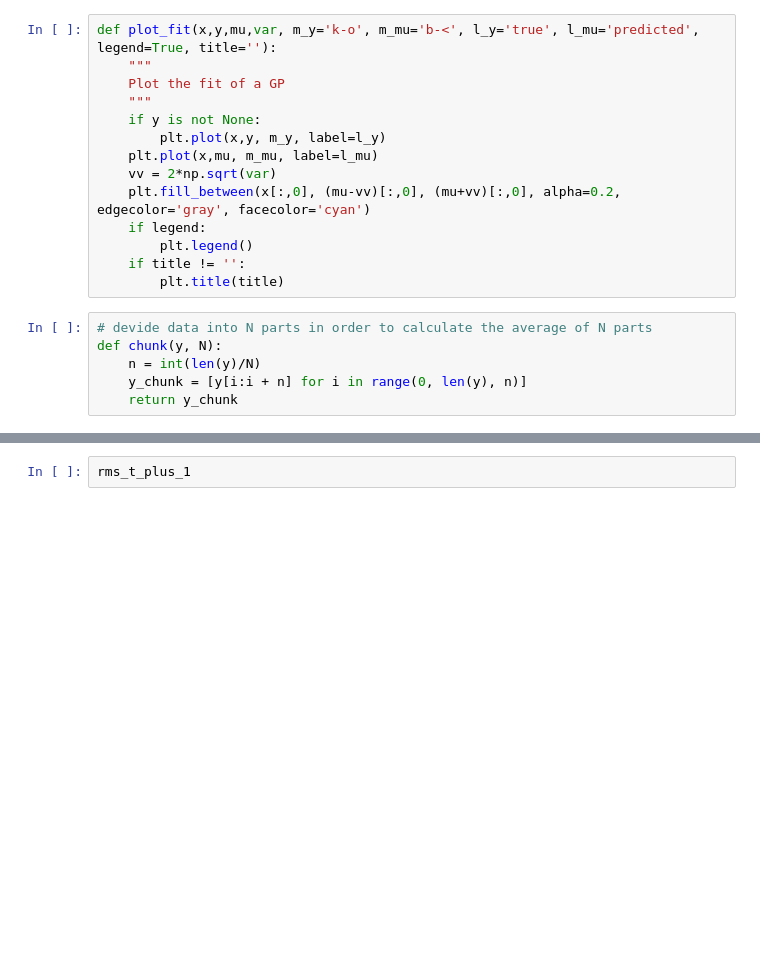
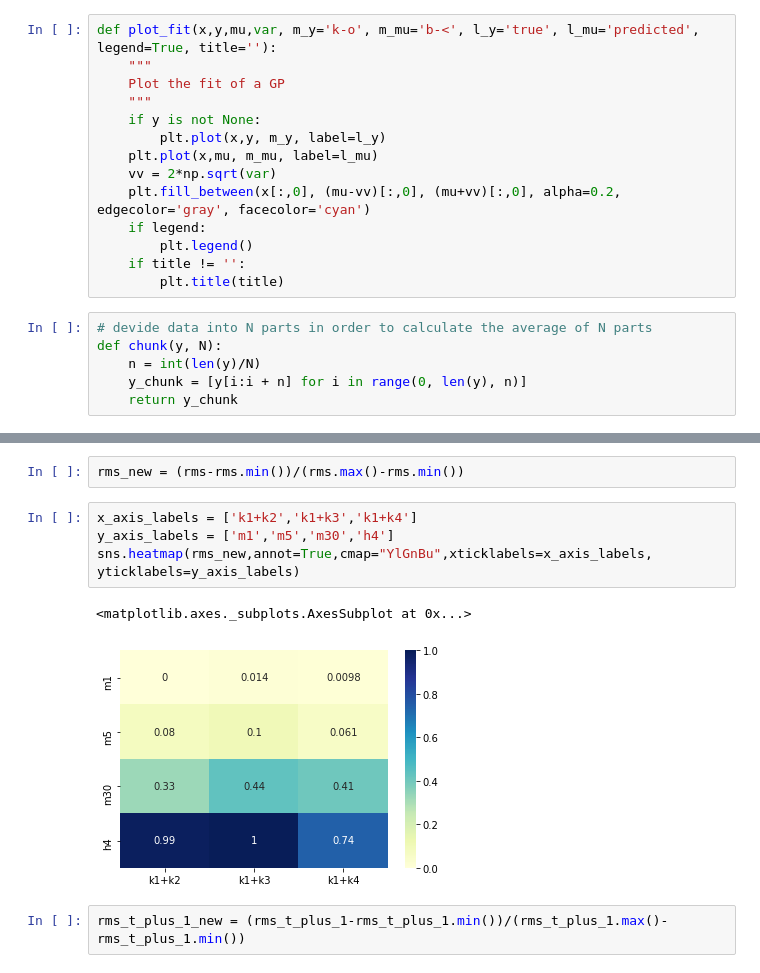
Before and after one commit to edchangy11/GP_trading, a Jupyter notebook: GP_compare_kernels.ipynb, the cells around one changed output, grey strips where cells are left out. Saved outputs shown, nothing was run; the diff lists cells and outputs as text; blank space fills up the shorter version.

```diff
--- a/GP_compare_kernels.ipynb
+++ b/GP_compare_kernels.ipynb
@@ -98,2 +218,11 @@ ValueError: range() arg 3 must not be zero
-# %%
-rms_t_plus_1
+# %%
+rms_new = (rms-rms.min())/(rms.max()-rms.min())
+# %%
+x_axis_labels = ['k1+k2','k1+k3','k1+k4']
+y_axis_labels = ['m1','m5','m30','h4']
+sns.heatmap(rms_new,annot=True,cmap="YlGnBu",xticklabels=x_axis_labels, yticklabels=y_axis_labels)
+# %% [output]
+<matplotlib.axes._subplots.AxesSubplot at 0x...>
+[figure, added]
+# %%
+rms_t_plus_1_new = (rms_t_plus_1-rms_t_plus_1.min())/(rms_t_plus_1.max()-rms_t_plus_1.min())
```
Also changed, not shown: parts of 7 cells of this notebook.
